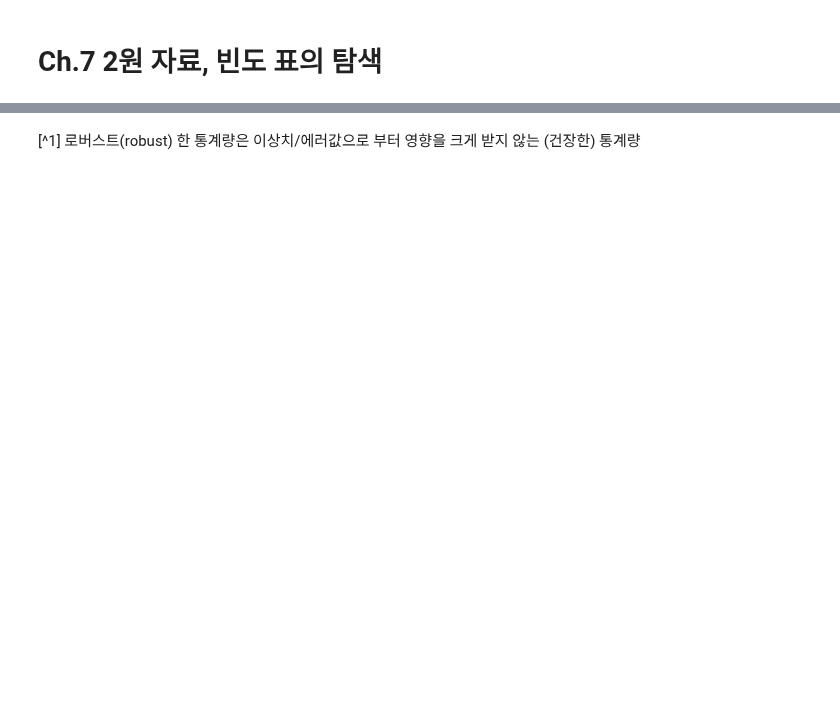
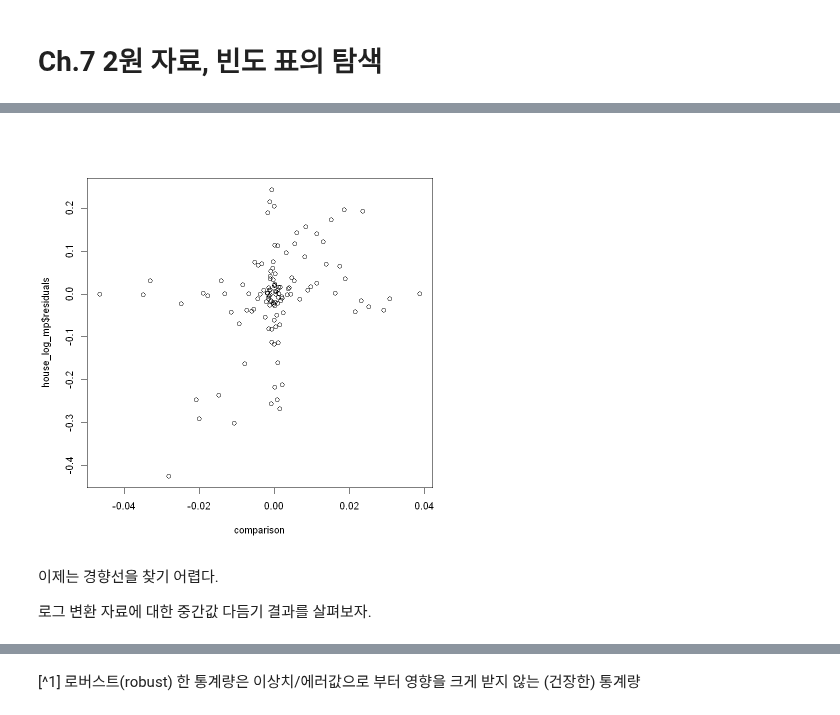
Before and after one commit to stahangryum/Woo, a Jupyter notebook: _notebooks/2022-04-12-eda_highlight.ipynb, the cells around one changed output, grey strips where cells are left out. Cells and saved outputs as stored; diff of their text form; code cells hidden in the pictures; blank space fills up the shorter version.

```diff
--- a/_notebooks/2022-04-12-eda_highlight.ipynb
+++ b/_notebooks/2022-04-12-eda_highlight.ipynb
@@ -489,0 +692,3 @@ qqplot(x, y, xlim = c(0,100), type = 'l')
+# %%
+house_log_mp <- medpolish(log(house))
+house_log_mp
@@ -489,0 +716,10 @@ qqplot(x, y, xlim = c(0,100), type = 'l')
+# %%
+comparison <- matrix(house_log_mp$row, ncol = 1) %*% matrix(house_log_mp$col, nrow = 1) / house_log_mp$overall
+# %%
+plot(house_log_mp$residuals ~ comparison)
+# %% [output]
+[figure, added]
+# %% [markdown]
+이제는 경향선을 찾기 어렵다.
+
+로그 변환 자료에 대한 중간값 다듬기 결과를 살펴보자.
```
Also changed, not shown: parts of 93 cells of this notebook, 2 other files.
